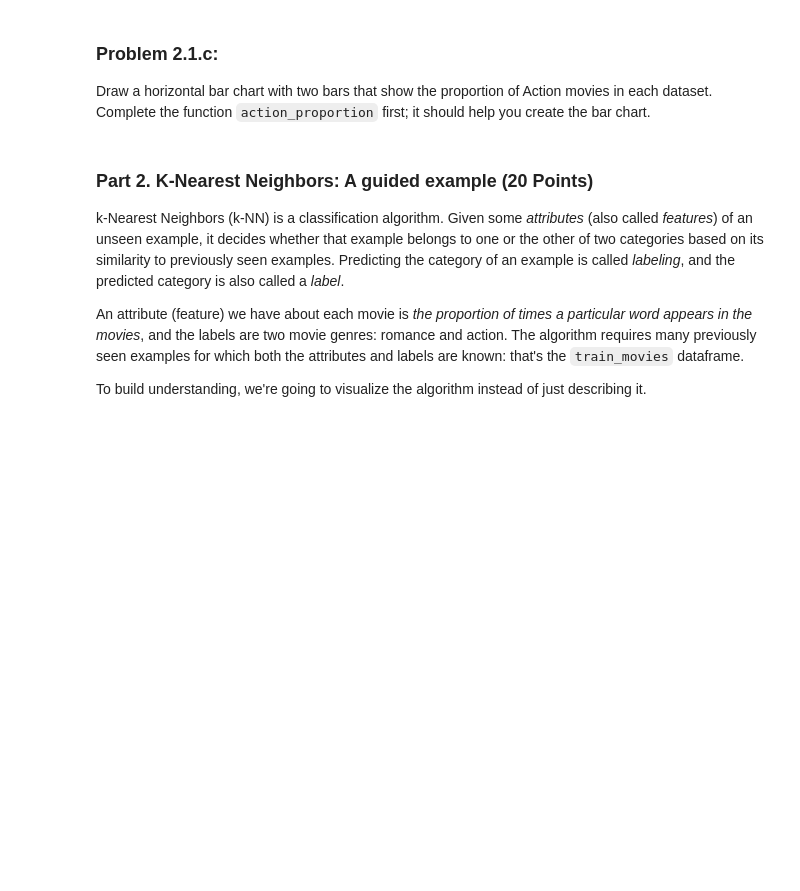
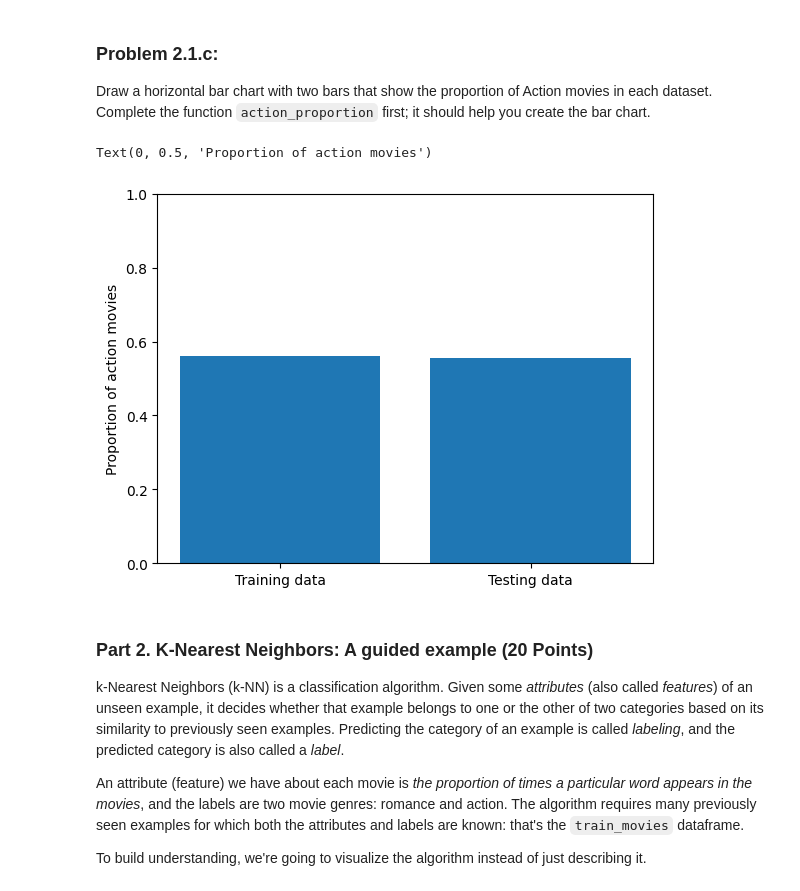
Before and after one commit to shashankd98/Binary_BH, a Jupyter notebook: assignments/assn1/assn1.ipynb, the cells around one changed output. Cells and saved outputs as stored; diff of their text form; code cells hidden in the pictures; blank space fills up the shorter version.

```diff
--- a/assignments/assn1/assn1.ipynb
+++ b/assignments/assn1/assn1.ipynb
@@ -451,7 +451,16 @@ Draw a horizontal bar chart with two bars that show the proportion of Action mov
 # %%
 def action_proportion(dataframe):
     """Return the proportion of movies in a table that have the Action genre."""
-    return ...
+    return np.sum(dataframe['Genre']=="action")/len(dataframe)
+
+labels=["Training data","Testing data"]
+values=[action_proportion(train_movies),action_proportion(test_movies)]
+plt.bar(labels,values)
+plt.ylim(0,1)
+plt.ylabel("Proportion of action movies")
+# %% [output]
+Text(0, 0.5, 'Proportion of action movies')
+[figure, added]
 # %% [markdown]
 ### Part 2. K-Nearest Neighbors: A guided example (20 Points)
 
```
Also changed, not shown: parts of 2 cells of this notebook.
